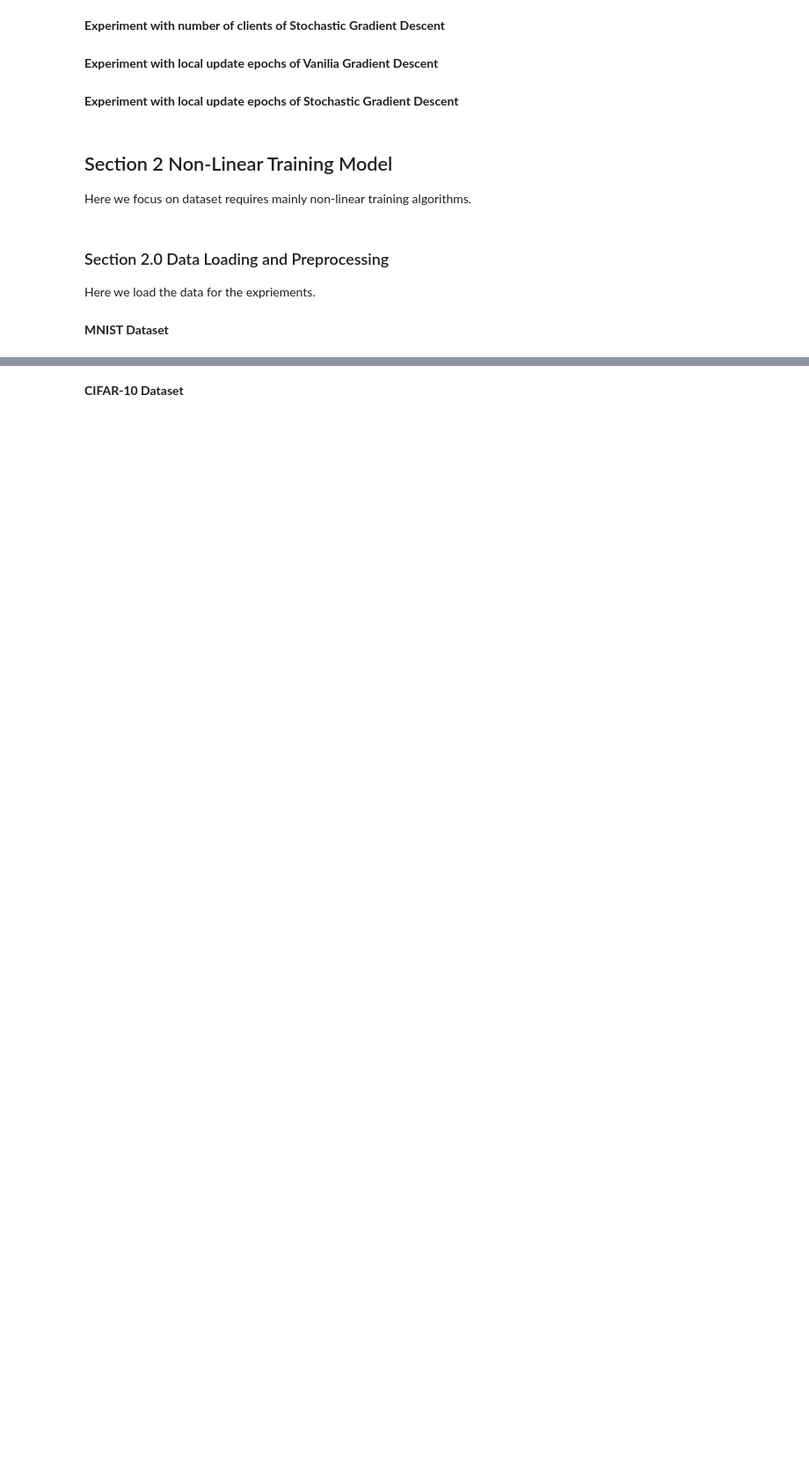
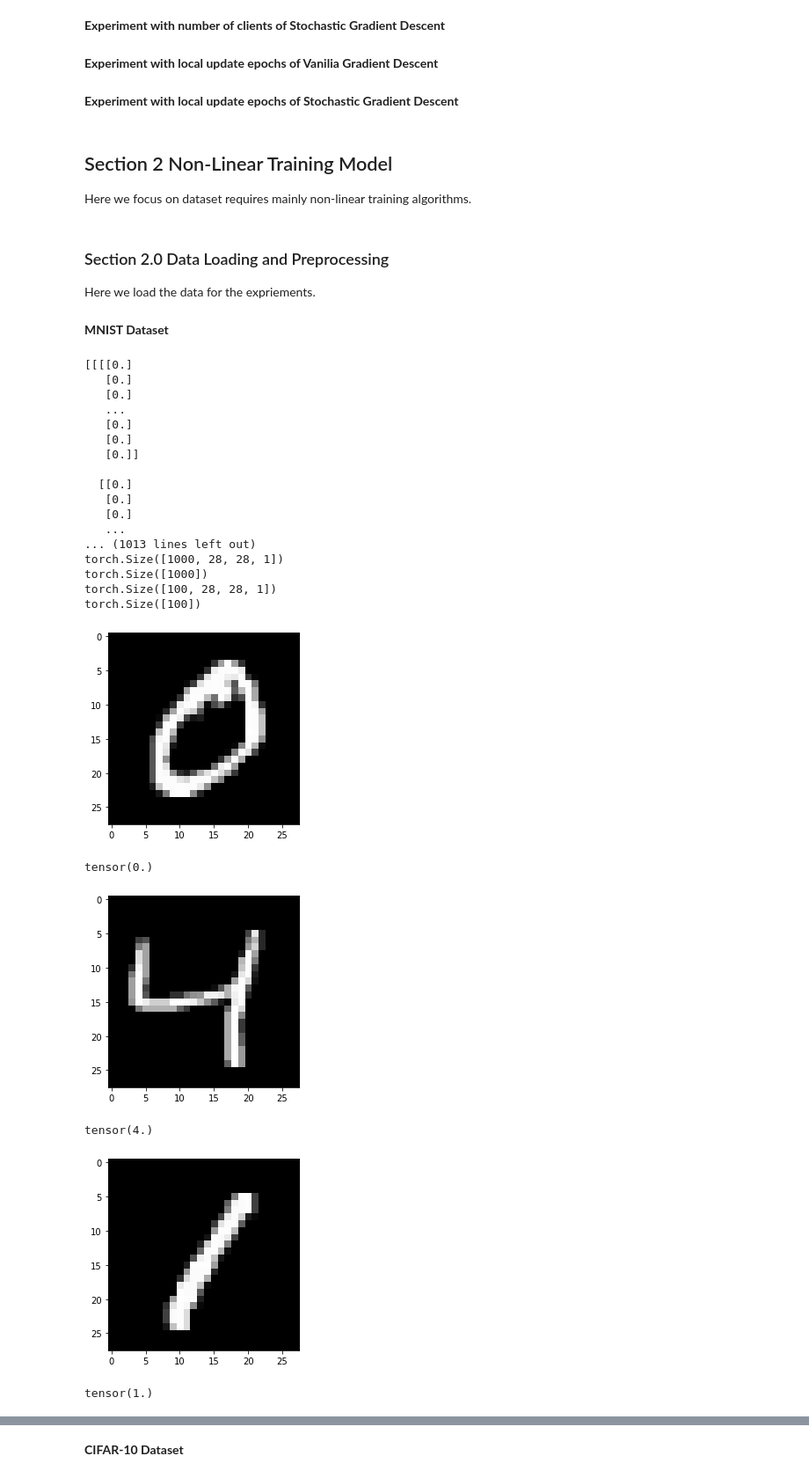
Before and after one commit to AssoStudent/FTEC4998, a Jupyter notebook: Combine.ipynb, the cells around one changed output, grey strips where cells are left out. Shown at 88% size. Saved outputs shown, nothing was run; the diff lists cells and outputs as text; code cells hidden in the pictures; blank space fills up the shorter version.

```diff
--- a/Combine.ipynb
+++ b/Combine.ipynb
@@ -1436,14 +1436,14 @@ Here we load the data for the expriements.
 # Loading training data
 dataset = pd.read_csv("mnist_train.csv")
 dataset = dataset.to_numpy()
-X_train = dataset[:10000, 1:].astype(np.int32)
-y_train = dataset[:10000, 0].astype(np.int32)
+X_train = dataset[:1000, 1:].astype(np.int32)
+y_train = dataset[:1000, 0].astype(np.int32)
 
 # Loading testing data
 dataset = pd.read_csv("mnist_test.csv")
 dataset = dataset.to_numpy()
-X_test = dataset[:1000, 1:].astype(np.int32)
-y_test = dataset[:1000, 0].astype(np.int32)
+X_test = dataset[:100, 1:].astype(np.int32)
+y_test = dataset[:100, 0].astype(np.int32)
 
 # Translation of data
 X_train = X_train.reshape(X_train.shape[0], 28, 28, 1).astype('float32')
@@ -1468,30 +1468,54 @@ print(X_test_tensor)
 print(y_test_tensor)
 print(X_train_tensor.size())
 print(y_train_tensor.size())
 print(X_test_tensor.size())
 print(y_test_tensor.size())
 
 # Learning Rate and Batch size
 dataset_name = "MNIST Dataset"
 learning_rate_preset = 0.01
 batch_size_preset = 100
 CNN_input_shape_preset = (-1, 1, 28, 28)
 
 # Number of samples, features, and classes
 num_samples_preset  = X_train_tensor.size()[0]
 num_features_preset = X_train_tensor.size()[1]
 num_classes_preset = len(torch.unique(y_train_tensor))
 
 # Translate the tensor to dataset
 MINST_train_dataset = torch.utils.data.TensorDataset(X_train_tensor, y_train_tensor)
 MINST_test_dataset = torch.utils.data.TensorDataset(X_test_tensor, y_test_tensor)
 
 # Translate to DataLoader
 train_loader = torch.utils.data.DataLoader(MINST_train_dataset, batch_size = batch_size_preset, shuffle = True)
 test_loader = torch.utils.data.DataLoader(MINST_test_dataset, batch_size = batch_size_preset, shuffle = True)
 
 # Visualize the first 10 images
 for i in range(10):
     plt.imshow(X_train_tensor[i], cmap='gray')
     plt.show()
     print(y_train_tensor[i])
+# %% [output]
+[[[[0.]
+   [0.]
+   [0.]
+   ...
+   [0.]
+   [0.]
+   [0.]]
+
+  [[0.]
+   [0.]
+   [0.]
+   ...
+... (1013 lines left out)
+torch.Size([1000, 28, 28, 1])
+torch.Size([1000])
+torch.Size([100, 28, 28, 1])
+torch.Size([100])
+[figure, added]
+tensor(0.)
+[figure, added]
+tensor(4.)
+[figure, added]
+tensor(1.)
```
Also changed, not shown: parts of 9 cells of this notebook.
